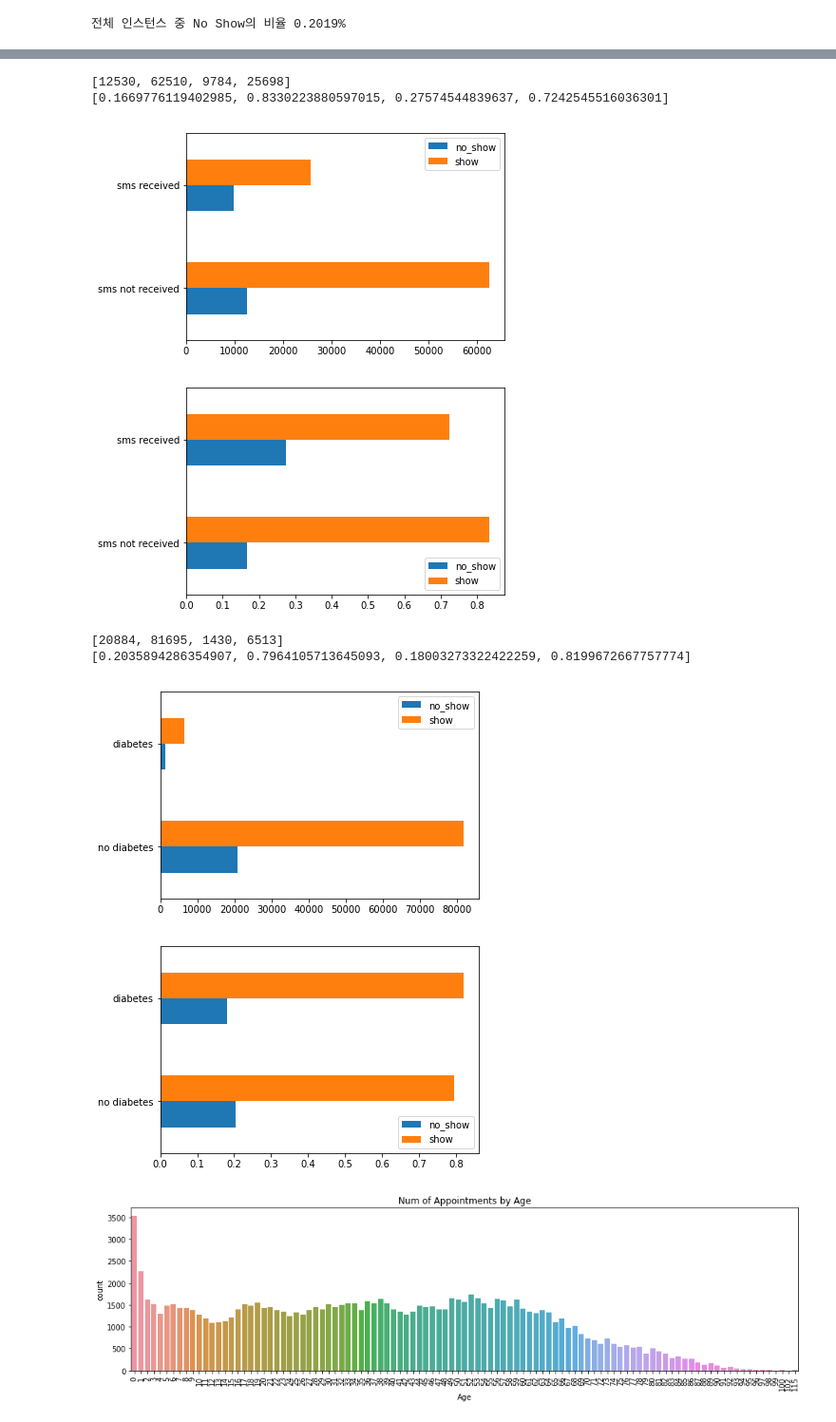
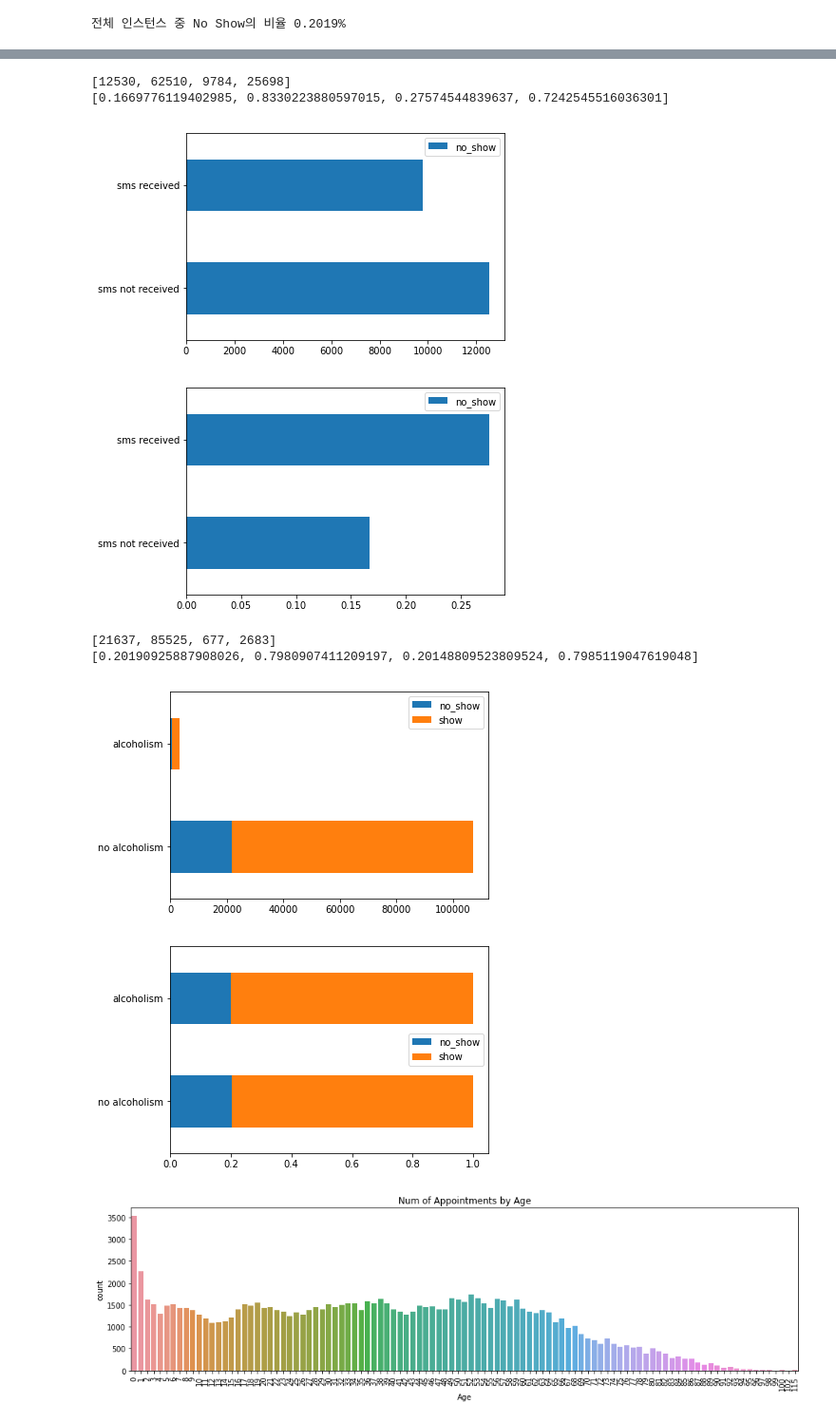
Before and after one commit to silicon-valley-gods-eye/Medical-Appointment-No-Shows, a Jupyter notebook: main.ipynb, the cells around one changed output, grey strips where cells are left out. Shown: that part at 95% size. Cells and saved outputs as stored; diff of their text form; code cells hidden in the pictures.

Commit message:
edit graph style

```diff
--- a/main.ipynb
+++ b/main.ipynb
@@ -90,9 +90,9 @@ def plot_ratio(feature: list, noshow: list, feature_name:tuple):
     feature_show = feature_noshow_list.count((1,0))
     print([no_feature_noshow, no_feature_show, feature_noshow, feature_show])
 
-    feature_df = pd.DataFrame({'no_show':[no_feature_noshow, feature_noshow], 'show':[no_feature_show, feature_show]},
+    feature_df = pd.DataFrame({'no_show':[no_feature_noshow, feature_noshow]},
                       index=feature_name)
-    feature_df.plot(kind='barh')
+    feature_df.plot(kind='barh', stacked=True)
 
     # 비율로 구하기
     no_feature_noshow_r = no_feature_noshow / (no_feature_noshow + no_feature_show)
@@ -102,9 +102,9 @@ def plot_ratio(feature: list, noshow: list, feature_name:tuple):
 
     print([ no_feature_noshow_r, no_feature_show_r, feature_noshow_r, feature_show_r])
 
-    feature_df = pd.DataFrame({'no_show':[no_feature_noshow_r, feature_noshow_r], 'show':[no_feature_show_r, feature_show_r]},
+    feature_df = pd.DataFrame({'no_show':[no_feature_noshow_r, feature_noshow_r]},
                           index=feature_name)
-    feature_df.plot(kind='barh')
+    feature_df.plot(kind='barh', stacked=True)
 # %%
 handicap = df['Handicap'].tolist()
 gender = df['Gender'].tolist()
@@ -112,6 +112,7 @@ scholarship = df['Scholarship'].tolist()
 hypertension = df['Hypertension'].tolist()
 diabetes = df['Diabetes'].tolist()
 sms = df['SMSReceived'].tolist()
+alcoholism = df['Alcoholism'].tolist()
 
 noshow = df['NoShow'].tolist()
 # %%
@@ -147,15 +148,15 @@ plot_ratio(sms, noshow, ('sms not received', 'sms received'))
 # %% [output]
 [12530, 62510, 9784, 25698]
 [0.1669776119402985, 0.8330223880597015, 0.27574544839637, 0.7242545516036301]
-[figure, old version]
+[figure, new version]
-[figure, old version]
+[figure, new version]
 # %%
-plot_ratio(diabetes, noshow, ('no diabetes', 'diabetes'))
+plot_ratio(alcoholism, noshow, ('no alcoholism', 'alcoholism'))
 # %% [output]
-[20884, 81695, 1430, 6513]
-[0.2035894286354907, 0.7964105713645093, 0.18003273322422259, 0.8199672667757774]
+[21637, 85525, 677, 2683]
+[0.20190925887908026, 0.7980907411209197, 0.20148809523809524, 0.7985119047619048]
-[figure, old version]
+[figure, new version]
-[figure, old version]
+[figure, new version]
 # %%
 plt.figure(figsize=(16,4))
 plt.xticks(rotation=90)
```
Also changed, not shown: parts of 4 cells of this notebook.
